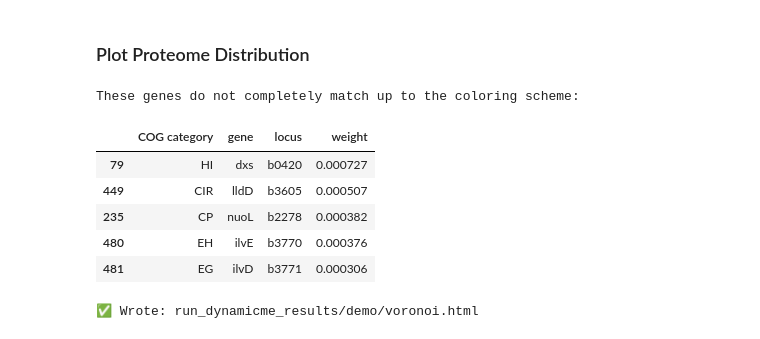
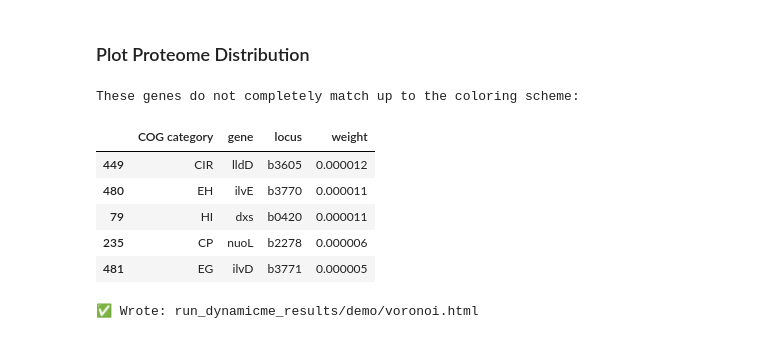
Before and after one commit to SBRG/StressME-DynamicME, a Jupyter notebook: figures_dynamicme.ipynb, the cells around one changed output. Cells and saved outputs as stored; diff of their text form; code cells hidden in the pictures.

```diff
--- a/figures_dynamicme.ipynb
+++ b/figures_dynamicme.ipynb
@@ -86,26 +90,26 @@ figure_utils.plot_formation_fluxes(results)
 # %%
 # Export weights at t = 6.0 h by absolute rate (mmol L^-1 hr^-1)
 df_weights = figure_utils.export_translation_weights(
     me,
     results,
     cog_df=cog_df,
     t_query=6, # select which time point you want
-    value="mass", #(g L^-1 hr^-1) or "flux" (mmol gDW^-1 hr^-1), "rate" (mmol L^-1 hr^-1)
+    value="rate", #(g L^-1 hr^-1) or "flux" (mmol gDW^-1 hr^-1), "rate" (mmol L^-1 hr^-1)
     out_file=None #path to save the file compatible with Proteomaps
 
 )
 df_weights["COG category"] = df_weights["COG category"].fillna("Unknown")
 
 print ("These genes do not completely match up to the coloring scheme:")
 df_weights[df_weights.get('COG category').isin(figure_utils.cog_colors.keys()) == False].head()
 # %% [output]
 These genes do not completely match up to the coloring scheme:
 |  | COG category | gene | locus | weight |
-| 79 | HI | dxs | b0420 | 0.000727 |
-| 449 | CIR | lldD | b3605 | 0.000507 |
-| 235 | CP | nuoL | b2278 | 0.000382 |
-| 480 | EH | ilvE | b3770 | 0.000376 |
-| 481 | EG | ilvD | b3771 | 0.000306 |
+| 449 | CIR | lldD | b3605 | 0.000012 |
+| 480 | EH | ilvE | b3770 | 0.000011 |
+| 79 | HI | dxs | b0420 | 0.000011 |
+| 235 | CP | nuoL | b2278 | 0.000006 |
+| 481 | EG | ilvD | b3771 | 0.000005 |
 # %%
 hier = figure_utils.build_hierarchy_for_d3_from_df(
     df_weights,
```
Also changed, not shown: parts of 1 cell of this notebook, 9 other files.
